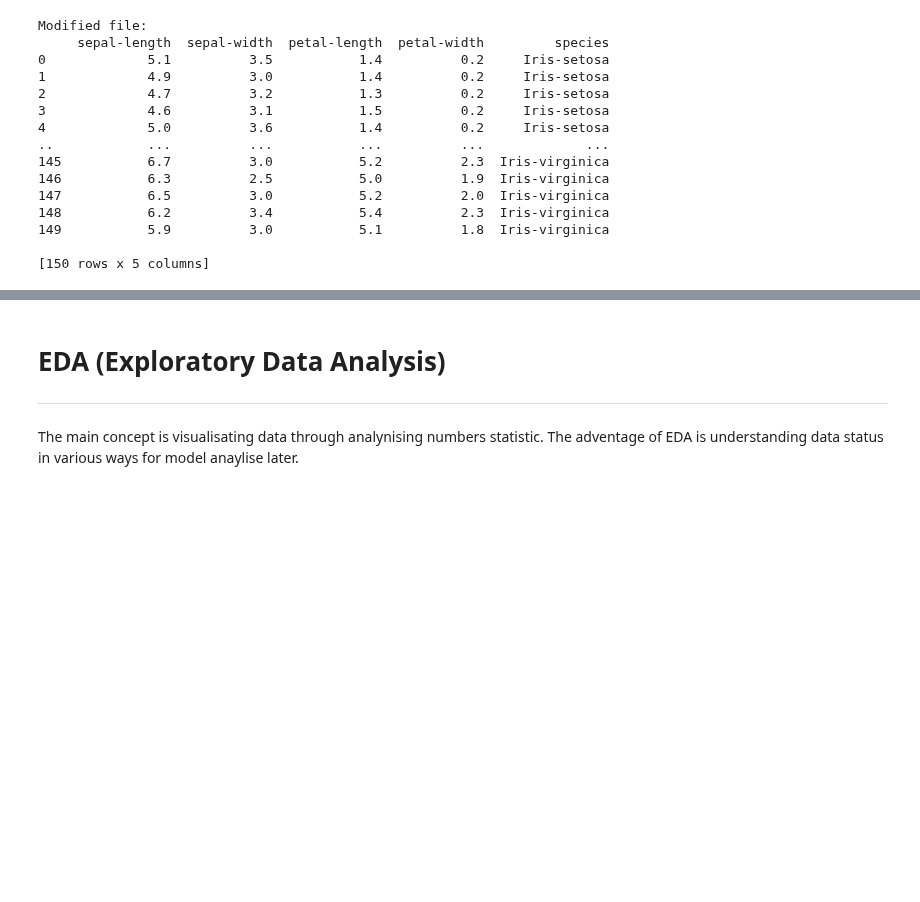
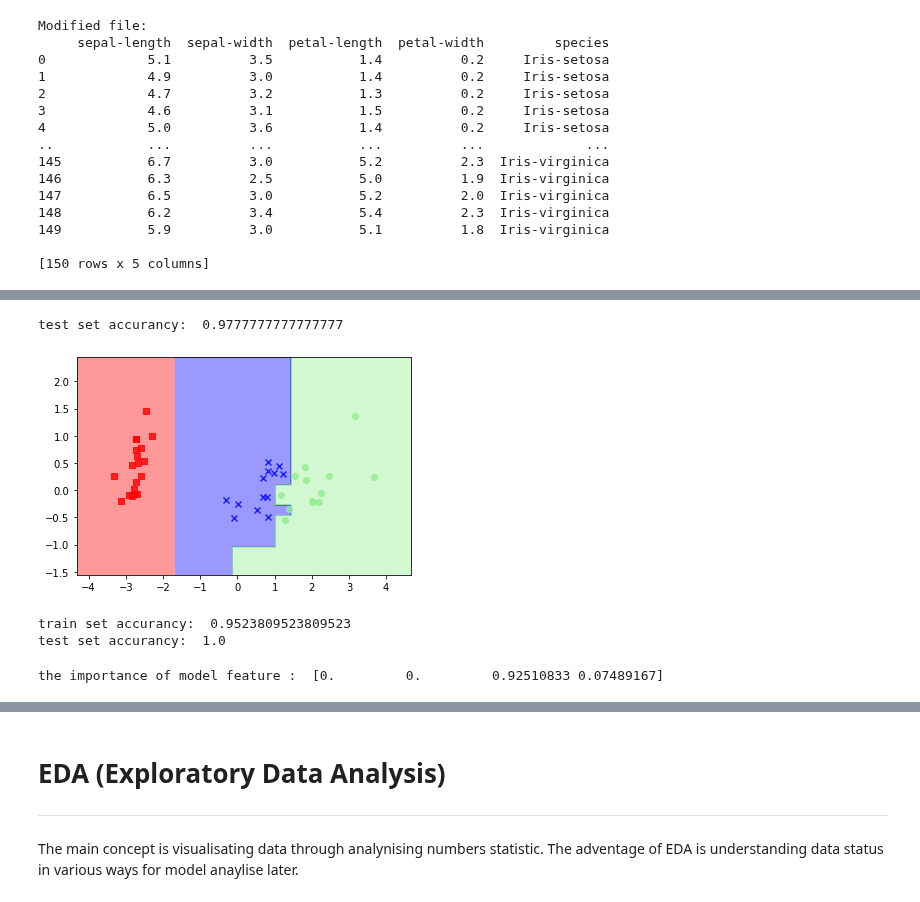
Before and after one commit to sysphcd/PythonProgrammingforData, a Jupyter notebook: Worksheets/15_2_Decision_Tree_coded_model.ipynb, the cells around one changed output, grey strips where cells are left out. Saved outputs shown, nothing was run; the diff lists cells and outputs as text; code cells hidden in the pictures; blank space fills up the shorter version.

```diff
--- a/Worksheets/15_2_Decision_Tree_coded_model.ipynb
+++ b/Worksheets/15_2_Decision_Tree_coded_model.ipynb
@@ -1390,0 +1520,25 @@ ggplot(train, aes(x='petal-length', y='petal-width', color='species')) + geom_po
+# %%
+# Draw the decision regions : using the 2 dimentional test data, class test data,
+plot_decision_regions(test_reduced, y_test, decisionTreeModel)
+# Return predicit successfully ratio
+print('test set accurancy: ',decisionTreeModel.score(test_reduced, y_test))
+# %% [output]
+test set accurancy:  0.9777777777777777
+[figure, added]
+# %%
+# create model  : with criterion standard gini as index
+decisionTreeModel = DecisionTreeClassifier(criterion = 'gini', max_depth=3 ,random_state=42)
+
+# Build a decision tree classifier from the training set (X, y) : Use 2 dimentional train data to fit the model
+decisionTreeModel.fit(X_train, y_train)
+
+# Return predicit successfully ratio
+print('train set accurancy: ' , decisionTreeModel.score(X_train, y_train))
+print('test set accurancy: ' , decisionTreeModel.score(X_test, y_test))
+# %% [output]
+train set accurancy:  0.9523809523809523
+test set accurancy:  1.0
+# %%
+print('the importance of model feature : ' , decisionTreeModel.feature_importances_)
+# %% [output]
+the importance of model feature :  [0.         0.         0.92510833 0.07489167]
```
Also changed, not shown: parts of 66 cells of this notebook.
